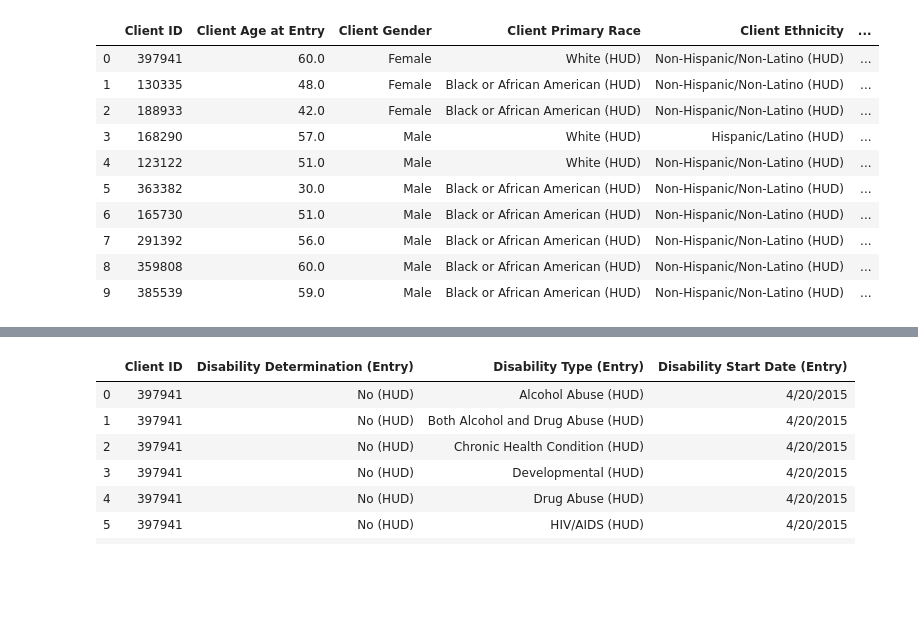
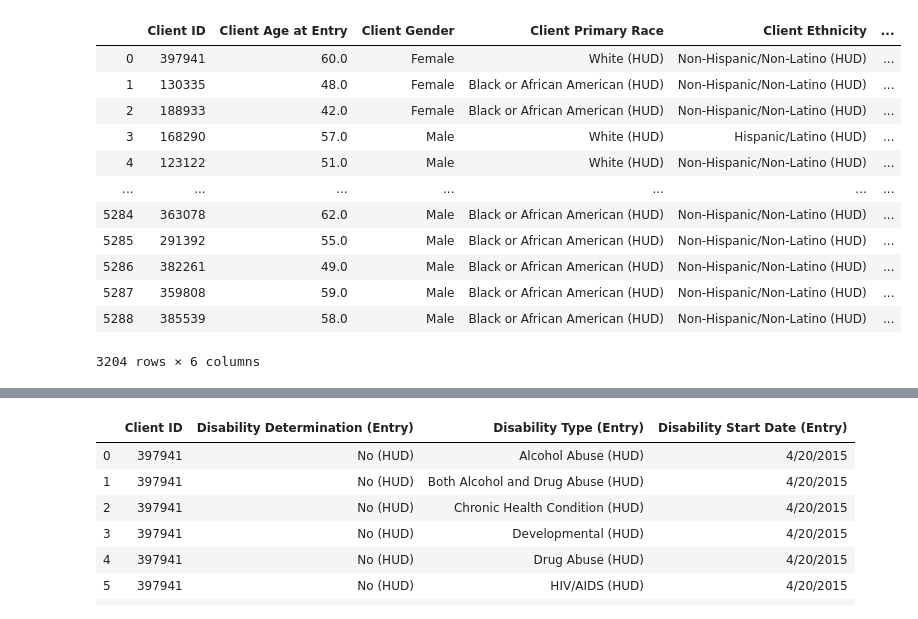
Before and after one commit to meaganfoster/bios611-projects-fall-2019-mlfoste1, a Jupyter notebook: Project_3/wrangling.ipynb, the cells around one changed output, grey strips where cells are left out. Cells and saved outputs as stored; diff of their text form; code cells hidden in the pictures; blank space fills up the shorter version.

```diff
--- a/Project_3/wrangling.ipynb
+++ b/Project_3/wrangling.ipynb
@@ -4,31 +4,33 @@ import pandas as pd
 import numpy as np
 # %%
 # Read in the client demographics data
-client_df = pd.read_csv(
+client_read_df = pd.read_csv(
     "https://raw.githubusercontent.com/biodatascience/datasci611/gh-pages/data/project2_2019/CLIENT_191102.tsv",      # relative python path to subdirectory
     sep='\t'           # Tab-separated value file.
     #quotechar="'",        # single quote allowed as quote character
     #dtype={"salary": int},             # Parse the salary column as an integer
     ,usecols=['Client ID', 'Client Age at Entry', 'Client Gender', 'Client Primary Race','Client Ethnicity','Client Veteran Status']   # Only load the three columns specified.
     #parse_dates=['birth_date'],     # Intepret the birth_date column as a date
     #,skiprows=10        # Skip the first 10 rows of the file
  ,na_values=['**']       # Take any '.' or '??' values as NA
 ,header=0
-)
+).drop_duplicates()
 
-client_df.head(10)
+client_read_df
 #client_total_rows = client_df.count
 #print (client_total_rows)
 # %% [output]
 |  | Client ID | Client Age at Entry | Client Gender | Client Primary Race | Client Ethnicity | ... |
 | 0 | 397941 | 60.0 | Female | White (HUD) | Non-Hispanic/Non-Latino (HUD) | ... |
 | 1 | 130335 | 48.0 | Female | Black or African American (HUD) | Non-Hispanic/Non-Latino (HUD) | ... |
 | 2 | 188933 | 42.0 | Female | Black or African American (HUD) | Non-Hispanic/Non-Latino (HUD) | ... |
 | 3 | 168290 | 57.0 | Male | White (HUD) | Hispanic/Latino (HUD) | ... |
 | 4 | 123122 | 51.0 | Male | White (HUD) | Non-Hispanic/Non-Latino (HUD) | ... |
-| 5 | 363382 | 30.0 | Male | Black or African American (HUD) | Non-Hispanic/Non-Latino (HUD) | ... |
-| 6 | 165730 | 51.0 | Male | Black or African American (HUD) | Non-Hispanic/Non-Latino (HUD) | ... |
-| 7 | 291392 | 56.0 | Male | Black or African American (HUD) | Non-Hispanic/Non-Latino (HUD) | ... |
-| 8 | 359808 | 60.0 | Male | Black or African American (HUD) | Non-Hispanic/Non-Latino (HUD) | ... |
-| 9 | 385539 | 59.0 | Male | Black or African American (HUD) | Non-Hispanic/Non-Latino (HUD) | ... |
+| ... | ... | ... | ... | ... | ... | ... |
+| 5284 | 363078 | 62.0 | Male | Black or African American (HUD) | Non-Hispanic/Non-Latino (HUD) | ... |
+| 5285 | 291392 | 55.0 | Male | Black or African American (HUD) | Non-Hispanic/Non-Latino (HUD) | ... |
+| 5286 | 382261 | 49.0 | Male | Black or African American (HUD) | Non-Hispanic/Non-Latino (HUD) | ... |
+| 5287 | 359808 | 59.0 | Male | Black or African American (HUD) | Non-Hispanic/Non-Latino (HUD) | ... |
+| 5288 | 385539 | 58.0 | Male | Black or African American (HUD) | Non-Hispanic/Non-Latino (HUD) | ... |
+3204 rows × 6 columns
 # %%
```
Also changed, not shown: parts of 26 cells of this notebook, 16 other files.
